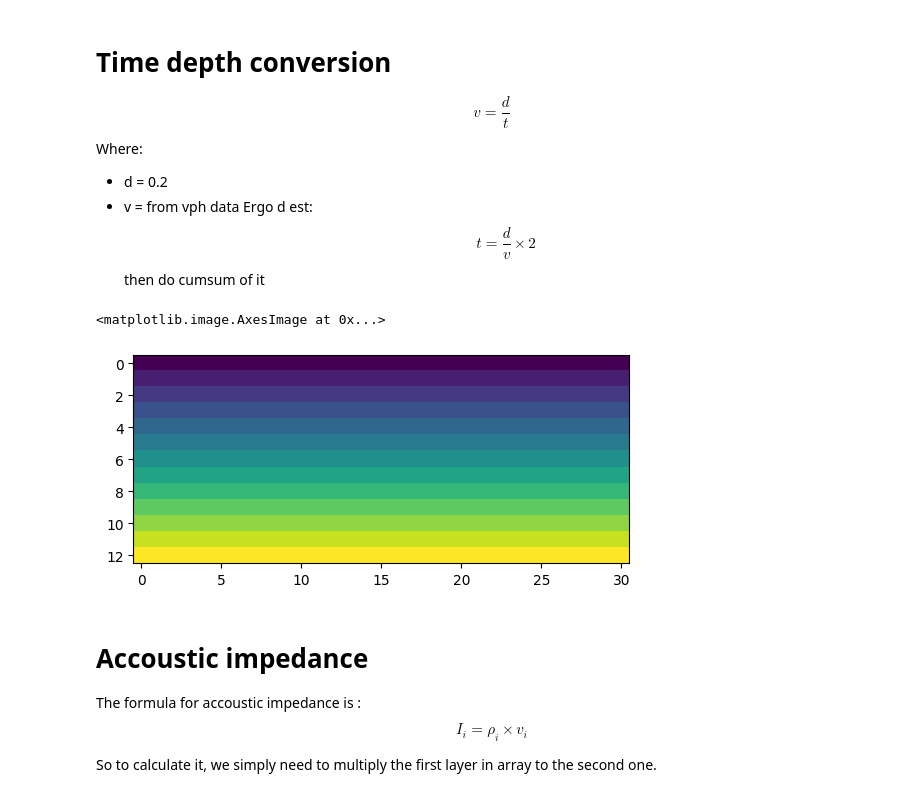
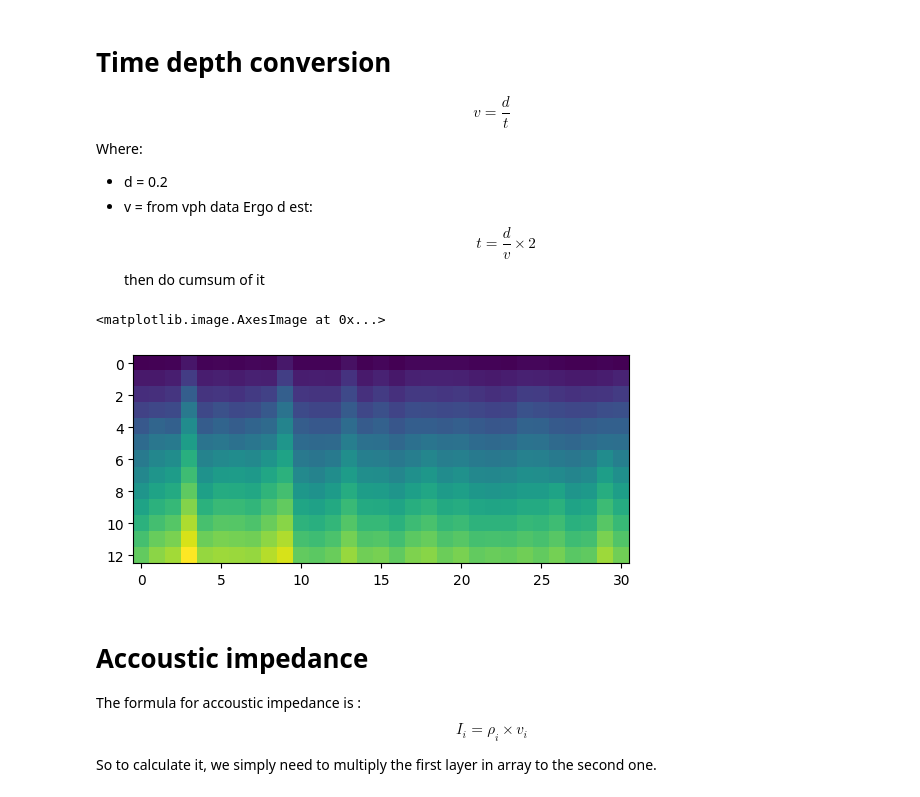
Before and after one commit to Dunckleosteus/seismic, a Jupyter notebook: seismic.ipynb, the cells around one changed output. Saved outputs shown, nothing was run; the diff lists cells and outputs as text; code cells hidden in the pictures.

Commit message:
Removed pandas code for calculating time depth conversion

```diff
--- a/seismic.ipynb
+++ b/seismic.ipynb
@@ -84,11 +88,13 @@ Where:
 - v = from vph data
 Ergo d est:
 $$t=\frac{d}{v}\times 2$$ then do cumsum of it
-# %%
-plt.imshow(np.flip(array[3, :, :]))
-# %% [output]
-<matplotlib.image.AxesImage at 0x...>
-[figure, removed]
+# %%
+time_matrix = (0.2 / array[1, :, :])
+time_matrix = np.cumsum(time_matrix, axis=0) * 2 # time matrix in seconds
+plt.imshow(time_matrix)
+# %% [output]
+<matplotlib.image.AxesImage at 0x...>
+[figure, added]
 # %% [markdown]
 # Accoustic impedance
 The formula for accoustic impedance is :
```
Also changed, not shown: parts of 10 cells of this notebook.
